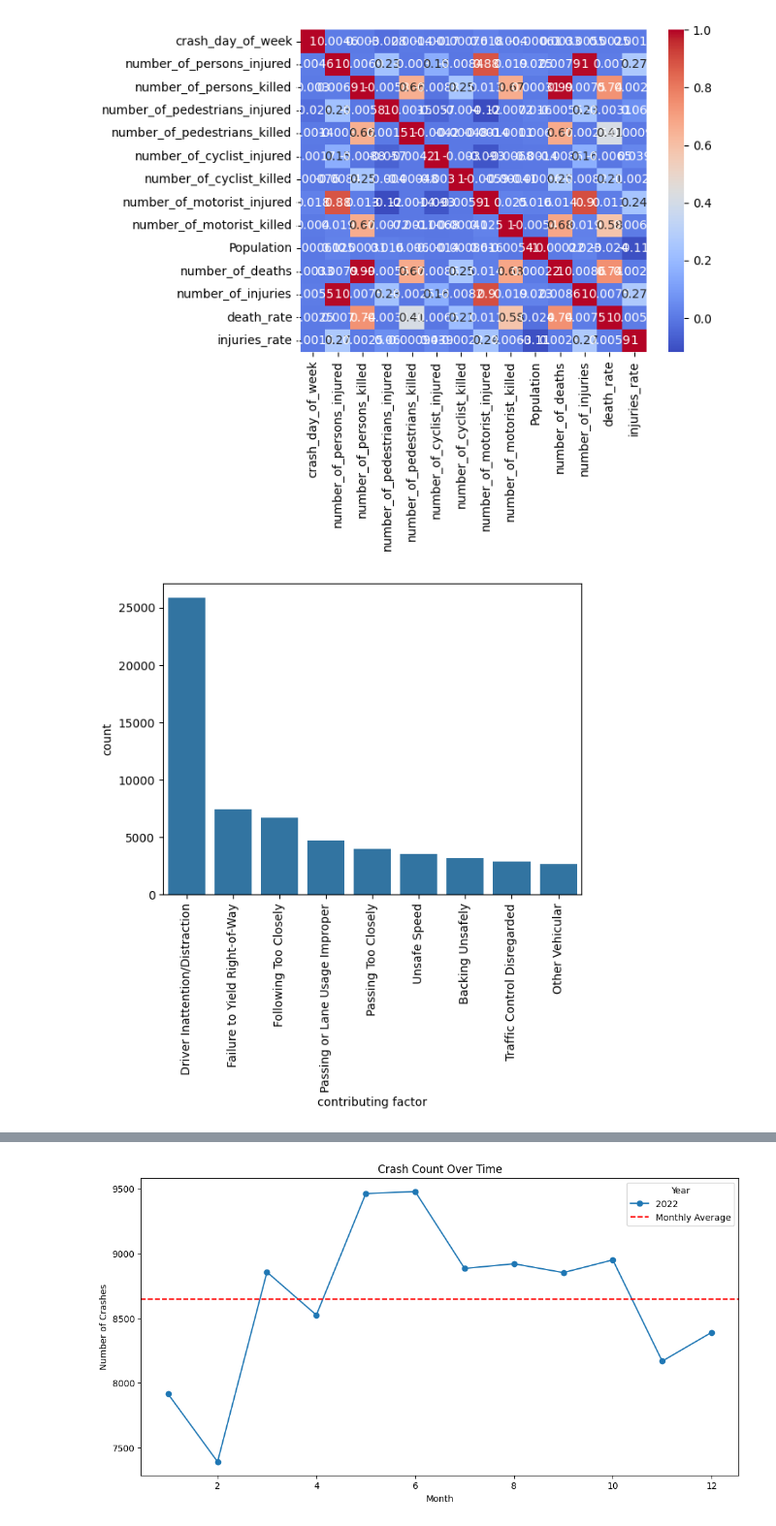
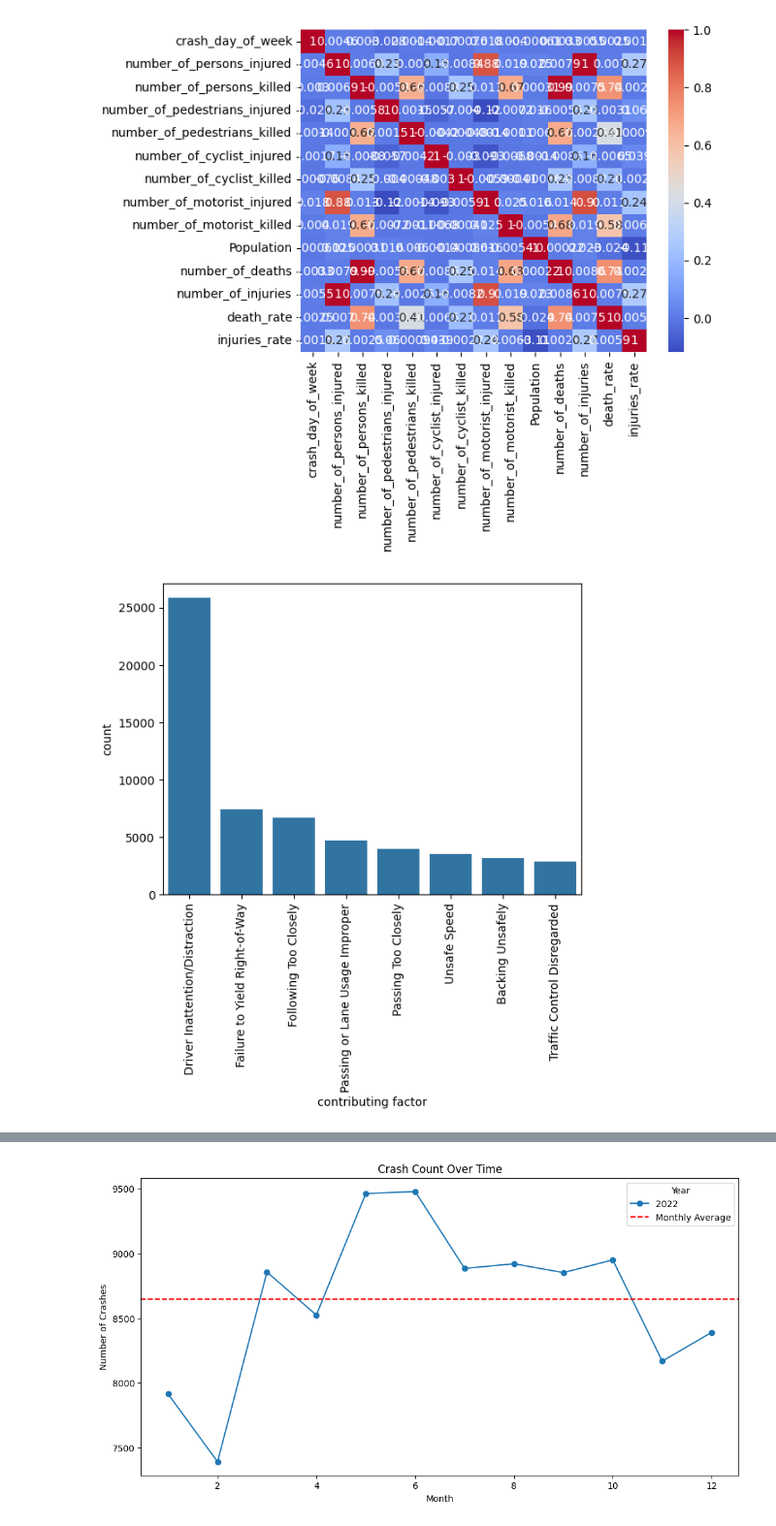
Before and after one commit to ReiannaLiu/MotorVehicleCollision, a Jupyter notebook: data_cleaning_process/loading_data.ipynb, the cells around one changed output, grey strips where cells are left out. Shown at 97% size. Saved outputs shown, nothing was run; the diff lists cells and outputs as text; code cells hidden in the pictures.

```diff
--- a/data_cleaning_process/loading_data.ipynb
+++ b/data_cleaning_process/loading_data.ipynb
@@ -165,12 +174,12 @@ df["crash_hour"] = df['crash_datetime'].dt.hour
 def classify_hour(hour):
     if 4 <= hour < 7:
         return 'Early Morning'
-    elif 7 <= hour < 10 or 16 <= hour < 20:
+    elif 7 <= hour < 10 or 15 <= hour < 20:
         return 'Rush Hours'
     elif 22 <= hour or hour < 4:
         return 'Late Night'
     else:
-        return 'Normal Hours'
+        return 'Other Hours'
 
 df['crash_hour_category'] = df['crash_hour'].apply(classify_hour)
 df = df.drop('crash_hour', axis=1)
@@ -330,14 +341,12 @@ plt.show()
 # %%
 ## Distribution of categorical features:
 # contributing factor
 order = df['contributing_factor'].value_counts().nlargest(10).index
-order = order[order != "Unspecified"]
+order = order[(order != "Unspecified") & (order != "Other Vehicular")]
 
 sns.countplot(x='contributing_factor', data=df, order=order)
 plt.xticks(rotation=90)
 plt.xlabel("contributing factor")
 plt.show()
-
-#
 # %% [output]
-[figure, old version]
+[figure, new version]
```
Also changed, not shown: parts of 8 cells of this notebook, 7 other files.
